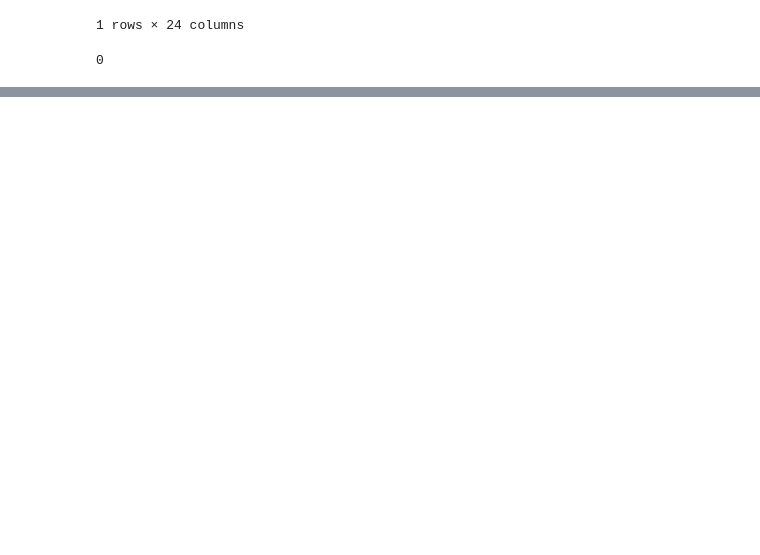
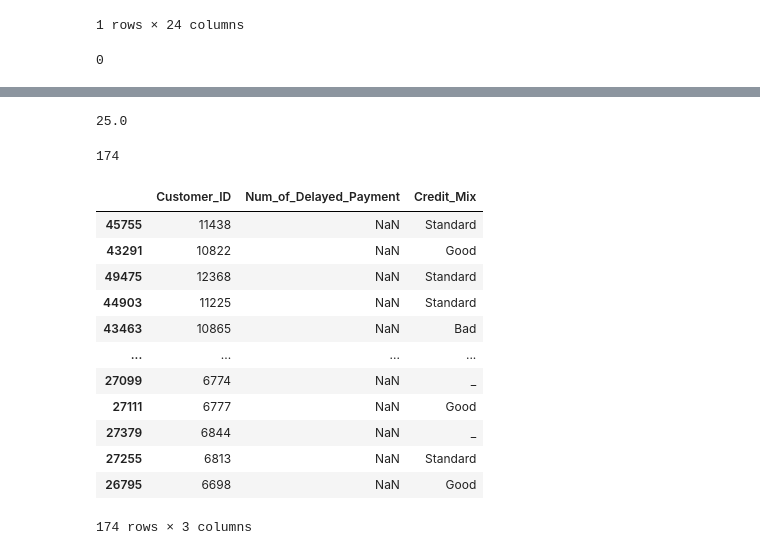
Before and after one commit to julianacamara98/intro_python_2023_ProjetoFinal, a Jupyter notebook: EDA.ipynb, the cells around one changed output, grey strips where cells are left out. Drawn from its saved outputs; the diff is of its cells as text; code cells hidden in the pictures; blank space fills up the shorter version.

```diff
--- a/EDA.ipynb
+++ b/EDA.ipynb
@@ -585,0 +563,14 @@ existem valores com underscore, tirar
+# %%
+agrupar_por_credit_mix3 = dados.groupby('Credit_Mix').mean()
+
+media_delay = agrupar_por_credit_mix3['Delay_from_due_date']
+
+df_delay = pd.DataFrame({'Credit_Mix': media_delay.index, 'Delay_from_due_date_Media': media_delay.values})
+
+media_dict3 = df_delay.set_index('Credit_Mix')['Delay_from_due_date_Media'].to_dict()
+
+dados['Delay_from_due_date'].fillna(dados['Credit_Mix'].map(media_dict3), inplace=True)
+
+dados['Delay_from_due_date'] = np.trunc(dados['Delay_from_due_date'])
+
+dados['Delay_from_due_date'] = dados['Delay_from_due_date'].astype(int)
@@ -585,0 +601,33 @@ existem valores com underscore, tirar
+# %%
+dados['Num_of_Delayed_Payment'] = dados['Num_of_Delayed_Payment'].str.replace('_','')
+dados['Num_of_Delayed_Payment'] = dados['Num_of_Delayed_Payment'].astype(float)
+# %%
+dados['Num_of_Delayed_Payment'].quantile(0.98)
+# %% [output]
+25.0
+# %%
+dados['Num_of_Delayed_Payment'] = np.where((dados['Num_of_Delayed_Payment'] < 0) | (dados['Num_of_Delayed_Payment'] > 30),
+                            np.nan, dados['Num_of_Delayed_Payment'])
+
+dados['Num_of_Delayed_Payment'].isnull().sum()
+# %% [output]
+174
+# %%
+checar_num_of_delay = dados[['Customer_ID','Num_of_Delayed_Payment','Credit_Mix']]
+checar_num_of_delay.loc[checar_num_of_delay['Num_of_Delayed_Payment'].isnull()]
+
+#consultaremos posteriormente o Customer_ID 11438 para checar as alterações
+# %% [output]
+|  | Customer_ID | Num_of_Delayed_Payment | Credit_Mix |
+| 45755 | 11438 | NaN | Standard |
+| 43291 | 10822 | NaN | Good |
+| 49475 | 12368 | NaN | Standard |
+| 44903 | 11225 | NaN | Standard |
+| 43463 | 10865 | NaN | Bad |
+| ... | ... | ... | ... |
+| 27099 | 6774 | NaN | _ |
+| 27111 | 6777 | NaN | Good |
+| 27379 | 6844 | NaN | _ |
+| 27255 | 6813 | NaN | Standard |
+| 26795 | 6698 | NaN | Good |
+174 rows × 3 columns
```
Also changed, not shown: parts of 52 cells of this notebook.
